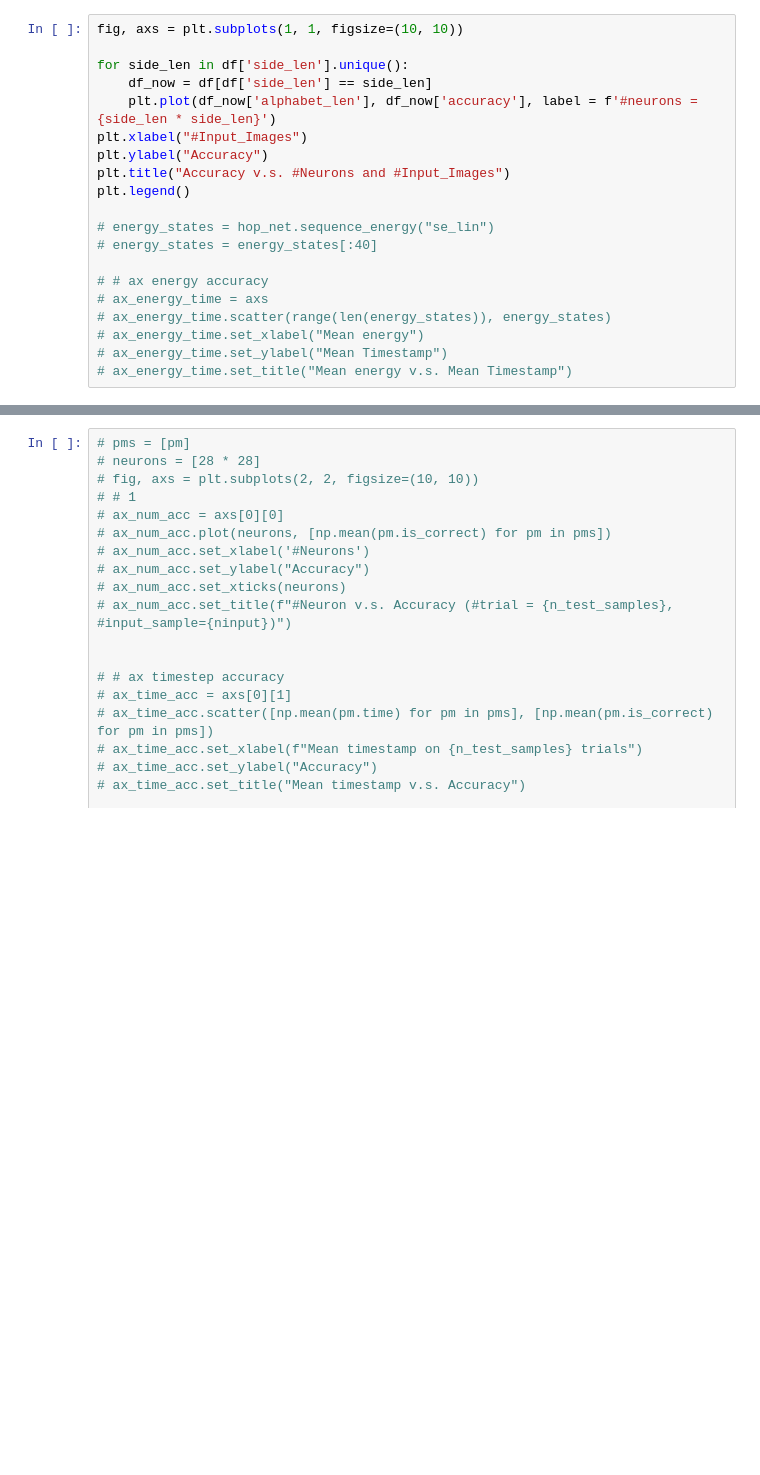
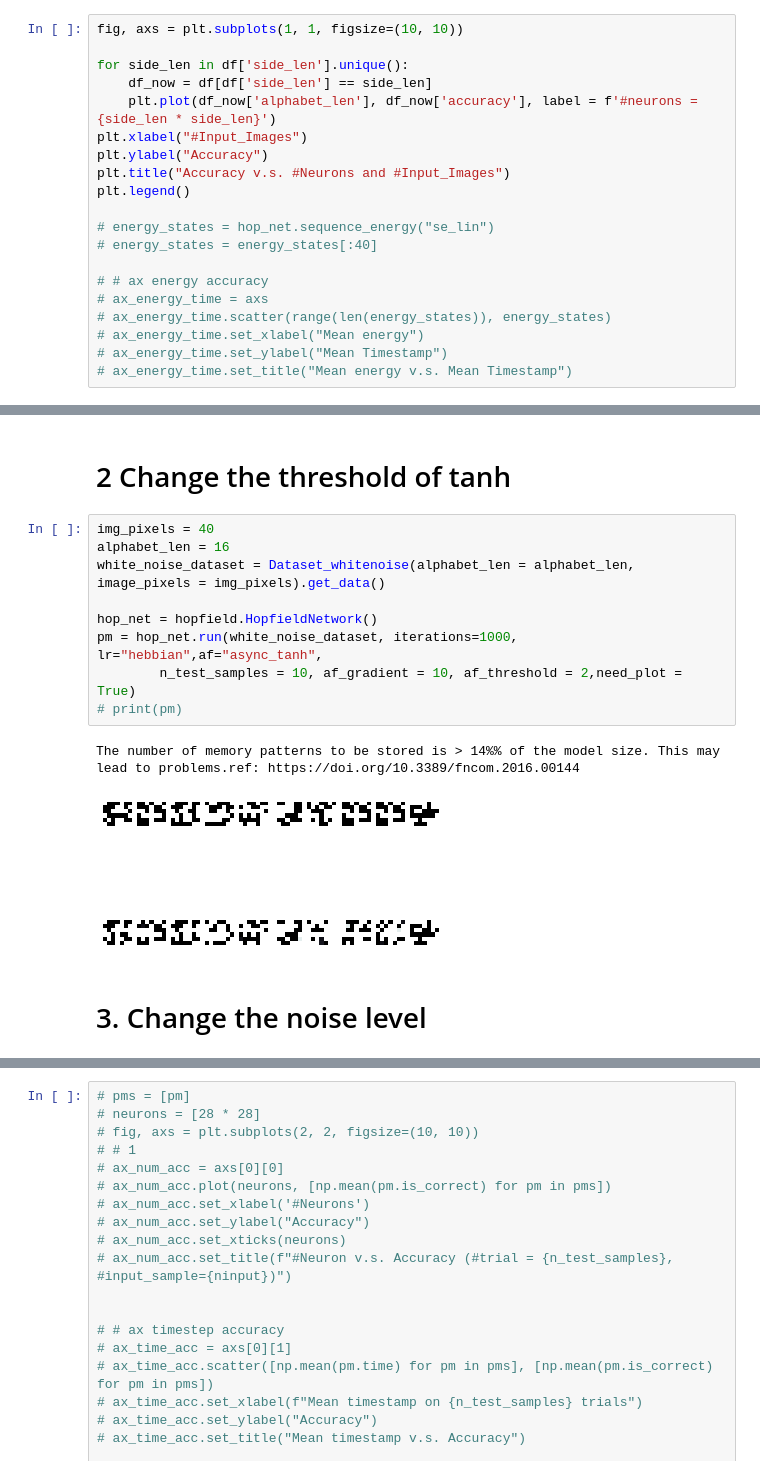
Before and after one commit to doomgutt/NMA-CN-2022-Project--Group-A---Attractor-Networks, a Jupyter notebook: v2 - noise.ipynb, the cells around one changed output, grey strips where cells are left out. Cells and saved outputs as stored; diff of their text form; blank space fills up the shorter version.

Commit message:
support tuning tanh params, add experiments code

```diff
--- a/v2 - noise.ipynb
+++ b/v2 - noise.ipynb
@@ -101,0 +129,16 @@ ax_energy_vs_time.set_title("Time v.s. Energy")
+# %% [markdown]
+# 2 Change the threshold of tanh
+# %%
+img_pixels = 40
+alphabet_len = 16
+white_noise_dataset = Dataset_whitenoise(alphabet_len = alphabet_len, image_pixels = img_pixels).get_data()
+
+hop_net = hopfield.HopfieldNetwork()
+pm = hop_net.run(white_noise_dataset, iterations=1000, lr="hebbian",af="async_tanh",
+        n_test_samples = 10, af_gradient = 10, af_threshold = 2,need_plot = True)
+# print(pm)
+# %% [output]
+The number of memory patterns to be stored is > 14%% of the model size. This may lead to problems.ref: https://doi.org/10.3389/fncom.2016.00144
+[figure, added]
+# %% [markdown]
+# 3. Change the noise level
```
Also changed, not shown: parts of 6 cells of this notebook, 1 other file.
